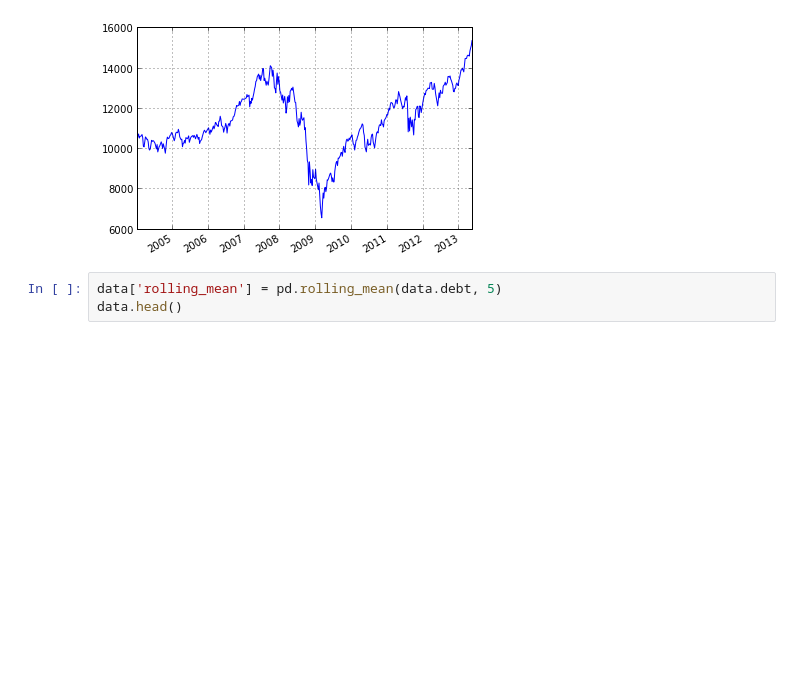
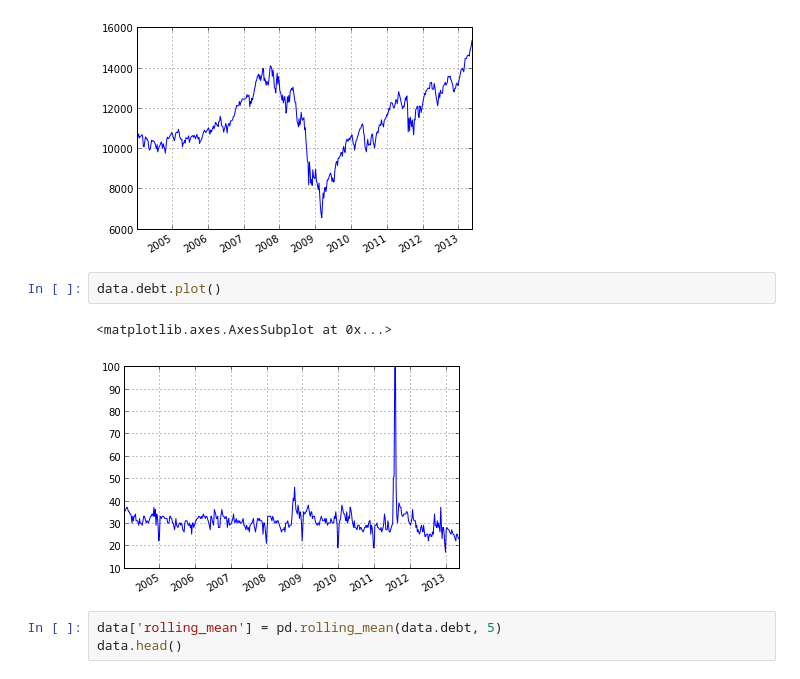
Before and after one commit to twiecki/replicate_google_trends, a Jupyter notebook: goog_repl.ipynb, the cells around one changed output. Cells and saved outputs as stored; diff of their text form; blank space fills up the shorter version.

```diff
--- a/goog_repl.ipynb
+++ b/goog_repl.ipynb
@@ -47,6 +47,11 @@ data.dija.plot()
 # %% [output]
 <matplotlib.axes.AxesSubplot at 0x...>
 [figure]
+# %%
+data.debt.plot()
+# %% [output]
+<matplotlib.axes.AxesSubplot at 0x...>
+[figure, added]
 # %%
 data['rolling_mean'] = pd.rolling_mean(data.debt, 5)
 data.head()
```
